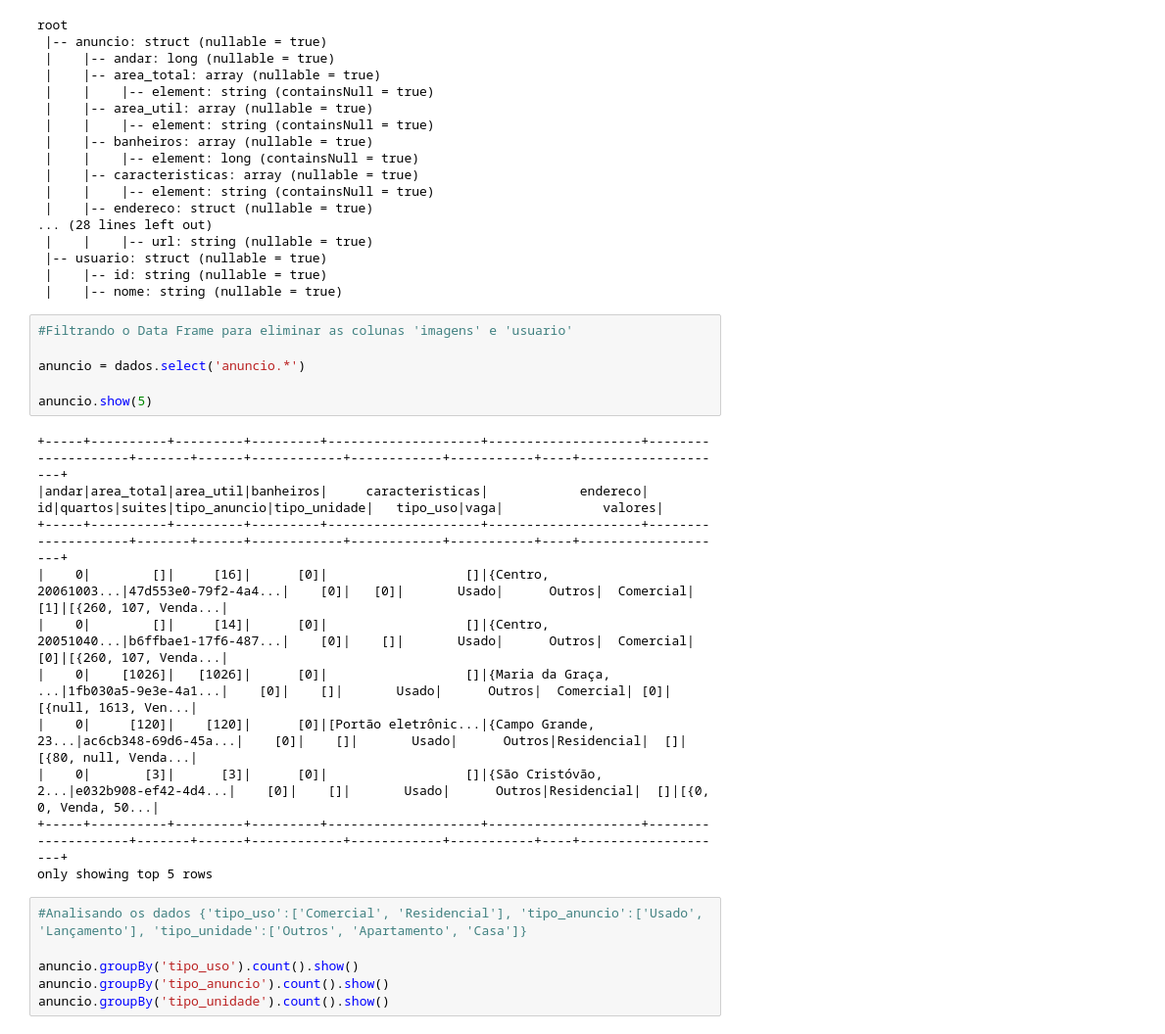
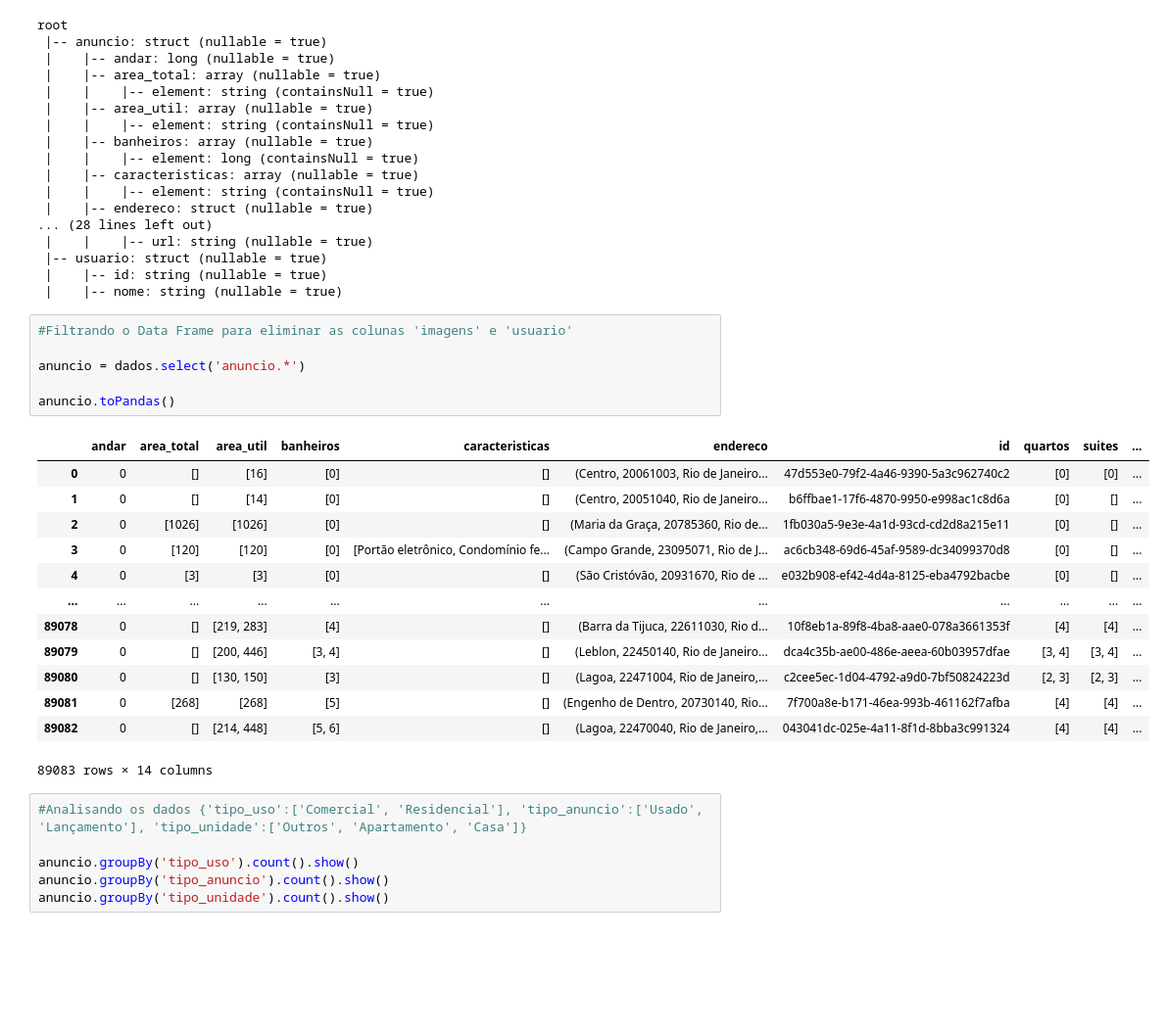
Before and after one commit to marceloviana1991/-Challenge-2-Data-Science-Projeto1d4-, a Jupyter notebook: Challenge_Dados.ipynb, the cells around one changed output. Shown: that part at 98% size. Drawn from its saved outputs; the diff is of its cells as text; blank space fills up the shorter version.

```diff
--- a/Challenge_Dados.ipynb
+++ b/Challenge_Dados.ipynb
@@ -73,20 +78,23 @@ root
 # %%
 #Filtrando o Data Frame para eliminar as colunas 'imagens' e 'usuario'
 
 anuncio = dados.select('anuncio.*')
 
-anuncio.show(5)
+anuncio.toPandas()
 # %% [output]
+|  | andar | area_total | area_util | banheiros | caracteristicas | endereco | id | quartos | suites | ... |
+| 0 | 0 | [] | [16] | [0] | [] | (Centro, 20061003, Rio de Janeiro... | 47d553e0-79f2-4a46-9390-5a3c962740c2 | [0] | [0] | ... |
+| 1 | 0 | [] | [14] | [0] | [] | (Centro, 20051040, Rio de Janeiro... | b6ffbae1-17f6-4870-9950-e998ac1c8d6a | [0] | [] | ... |
+| 2 | 0 | [1026] | [1026] | [0] | [] | (Maria da Graça, 20785360, Rio de... | 1fb030a5-9e3e-4a1d-93cd-cd2d8a215e11 | [0] | [] | ... |
+| 3 | 0 | [120] | [120] | [0] | [Portão eletrônico, Condomínio fe... | (Campo Grande, 23095071, Rio de J... | ac6cb348-69d6-45af-9589-dc34099370d8 | [0] | [] | ... |
+| 4 | 0 | [3] | [3] | [0] | [] | (São Cristóvão, 20931670, Rio de ... | e032b908-ef42-4d4a-8125-eba4792bacbe | [0] | [] | ... |
+| ... | ... | ... | ... | ... | ... | ... | ... | ... | ... | ... |
+| 89078 | 0 | [] | [219, 283] | [4] | [] | (Barra da Tijuca, 22611030, Rio d... | 10f8eb1a-89f8-4ba8-aae0-078a3661353f | [4] | [4] | ... |
+| 89079 | 0 | [] | [200, 446] | [3, 4] | [] | (Leblon, 22450140, Rio de Janeiro... | dca4c35b-ae00-486e-aeea-60b03957dfae | [3, 4] | [3, 4] | ... |
+| 89080 | 0 | [] | [130, 150] | [3] | [] | (Lagoa, 22471004, Rio de Janeiro,... | c2cee5ec-1d04-4792-a9d0-7bf50824223d | [2, 3] | [2, 3] | ... |
+| 89081 | 0 | [268] | [268] | [5] | [] | (Engenho de Dentro, 20730140, Rio... | 7f700a8e-b171-46ea-993b-461162f7afba | [4] | [4] | ... |
+| 89082 | 0 | [] | [214, 448] | [5, 6] | [] | (Lagoa, 22470040, Rio de Janeiro,... | 043041dc-025e-4a11-8f1d-8bba3c991324 | [4] | [4] | ... |
-+-----+----------+---------+---------+--------------------+--------------------+--------------------+-------+------+------------+------------+-----------+----+--------------------+
-|andar|area_total|area_util|banheiros|     caracteristicas|            endereco|                  id|quartos|suites|tipo_anuncio|tipo_unidade|   tipo_uso|vaga|             valores|
-+-----+----------+---------+---------+--------------------+--------------------+--------------------+-------+------+------------+------------+-----------+----+--------------------+
-|    0|        []|     [16]|      [0]|                  []|{Centro, 20061003...|47d553e0-79f2-4a4...|    [0]|   [0]|       Usado|      Outros|  Comercial| [1]|[{260, 107, Venda...|
-|    0|        []|     [14]|      [0]|                  []|{Centro, 20051040...|b6ffbae1-17f6-487...|    [0]|    []|       Usado|      Outros|  Comercial| [0]|[{260, 107, Venda...|
-|    0|    [1026]|   [1026]|      [0]|                  []|{Maria da Graça, ...|1fb030a5-9e3e-4a1...|    [0]|    []|       Usado|      Outros|  Comercial| [0]|[{null, 1613, Ven...|
-|    0|     [120]|    [120]|      [0]|[Portão eletrônic...|{Campo Grande, 23...|ac6cb348-69d6-45a...|    [0]|    []|       Usado|      Outros|Residencial|  []|[{80, null, Venda...|
-|    0|       [3]|      [3]|      [0]|                  []|{São Cristóvão, 2...|e032b908-ef42-4d4...|    [0]|    []|       Usado|      Outros|Residencial|  []|[{0, 0, Venda, 50...|
-+-----+----------+---------+---------+--------------------+--------------------+--------------------+-------+------+------------+------------+-----------+----+--------------------+
-only showing top 5 rows
+89083 rows × 14 columns
 # %%
 #Analisando os dados {'tipo_uso':['Comercial', 'Residencial'], 'tipo_anuncio':['Usado', 'Lançamento'], 'tipo_unidade':['Outros', 'Apartamento', 'Casa']}
 
```
Also changed, not shown: parts of 11 cells of this notebook.
